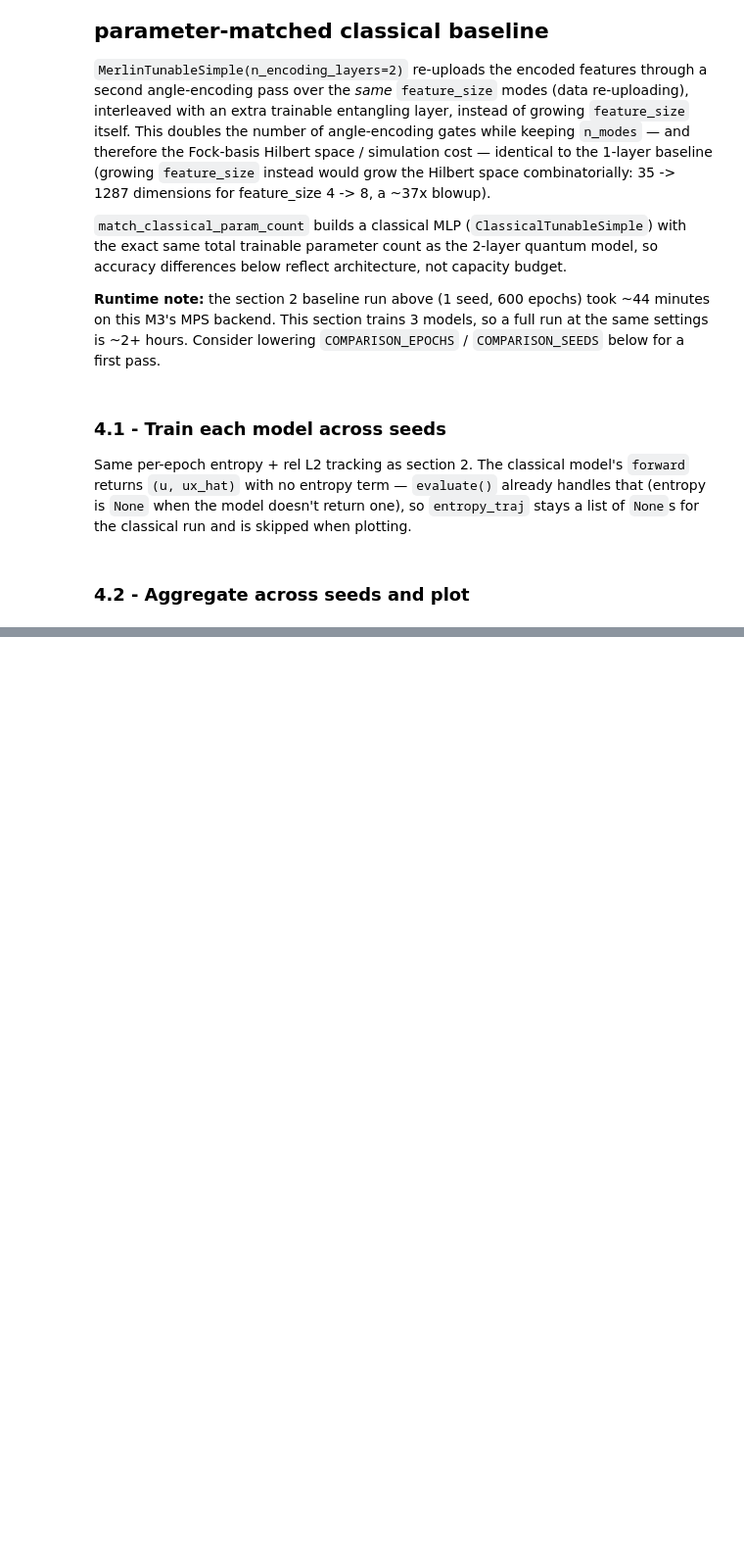
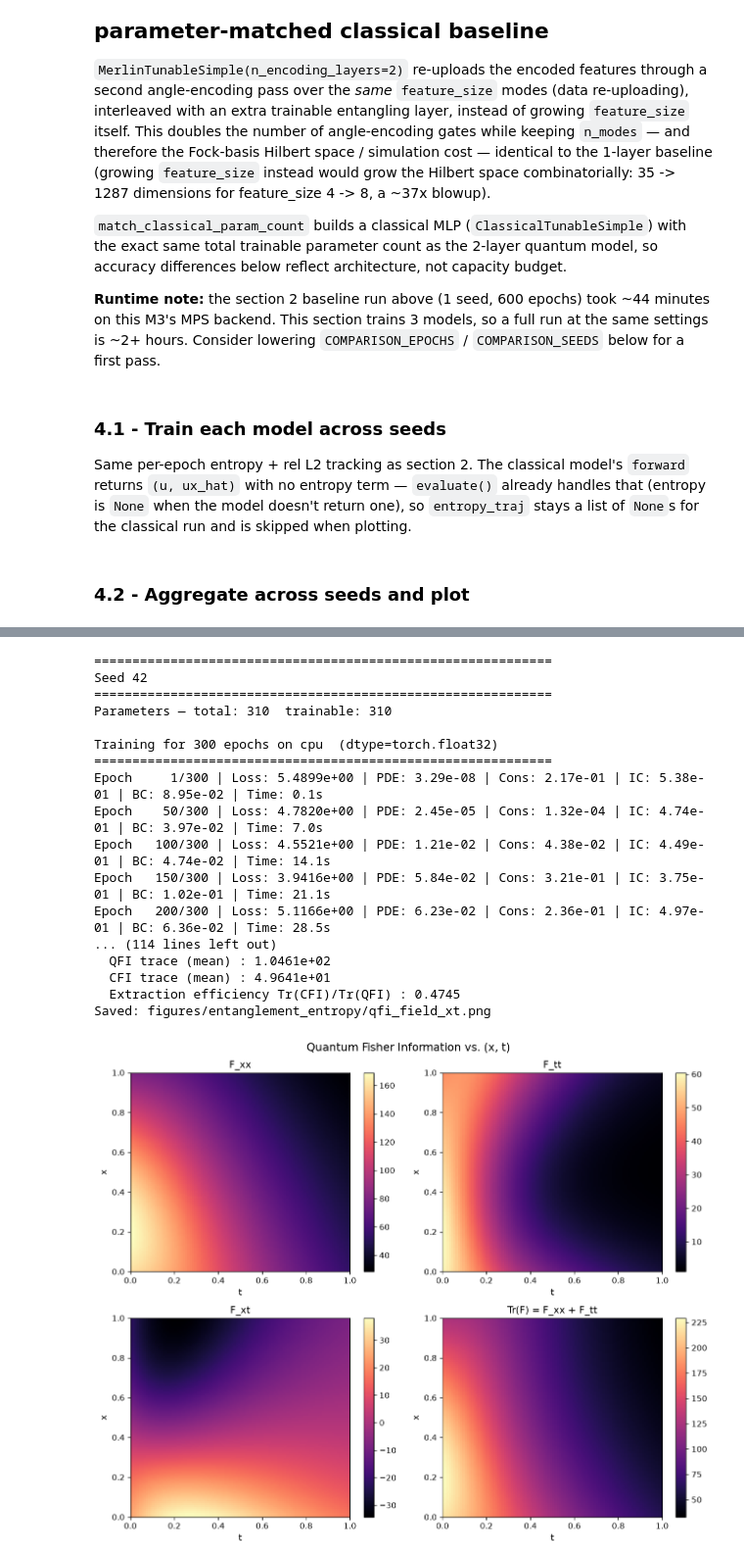
Before and after one commit to jadorez/QPINN-Analysis, a Jupyter notebook: notebooks/EntanglementEntropy.ipynb, the cells around one changed output, grey strips where cells are left out. Shown at 98% size. Saved outputs shown, nothing was run; the diff lists cells and outputs as text; code cells hidden in the pictures; blank space fills up the shorter version.

```diff
--- a/notebooks/EntanglementEntropy.ipynb
+++ b/notebooks/EntanglementEntropy.ipynb
@@ -218,0 +332,52 @@ plot_model_comparison_trajectory(
+# %%
+from src.plotter import plot_qfi_field
+
+qfi_grids = []
+cfi_grids = []
+
+for seed in SEEDS:
+    print(f"\n{'='*60}\nSeed {seed}\n{'='*60}")
+    model = MerlinTunableSimple(n_encoding_layers=n_encoding_layers).to(device)
+
+    train(
+        model=model, pde=pde, loss_fn=total_loss,
+        epochs=EPOCHS, log_every=50, seed=seed,
+        device=device, dtype=dtype,
+    )
+
+    metrics_final, U_pred_final, U_true_final, x_grid_final, t_grid_final = evaluate(
+        model, pde, nx=100, nt=100, device=device, dtype=dtype, verbose=True,
+        compute_qfi=True,
+    )
+    qfi_grids.append(metrics_final["qfi_grid"])
+    cfi_grids.append(metrics_final["cfi_grid"])
+
+qfi_grids = torch.stack(qfi_grids)  # (n_seeds, nx, nt, 2, 2)
+cfi_grids = torch.stack(cfi_grids)  # (n_seeds, nx, nt, 2, 2)
+qfi_field_mean = qfi_grids.mean(dim=0)
+cfi_field_mean = cfi_grids.mean(dim=0)
+
+plot_qfi_field(
+    qfi_field_mean, x_grid_final, t_grid_final,
+    save_path="figures/entanglement_entropy/qfi_field_xt.png",
+    show=True,
+)
+# %% [output]
+============================================================
+Seed 42
+============================================================
+Parameters — total: 310  trainable: 310
+
+Training for 300 epochs on cpu  (dtype=torch.float32)
+============================================================
+Epoch     1/300 | Loss: 5.4899e+00 | PDE: 3.29e-08 | Cons: 2.17e-01 | IC: 5.38e-01 | BC: 8.95e-02 | Time: 0.1s
+Epoch    50/300 | Loss: 4.7820e+00 | PDE: 2.45e-05 | Cons: 1.32e-04 | IC: 4.74e-01 | BC: 3.97e-02 | Time: 7.0s
+Epoch   100/300 | Loss: 4.5521e+00 | PDE: 1.21e-02 | Cons: 4.38e-02 | IC: 4.49e-01 | BC: 4.74e-02 | Time: 14.1s
+Epoch   150/300 | Loss: 3.9416e+00 | PDE: 5.84e-02 | Cons: 3.21e-01 | IC: 3.75e-01 | BC: 1.02e-01 | Time: 21.1s
+Epoch   200/300 | Loss: 5.1166e+00 | PDE: 6.23e-02 | Cons: 2.36e-01 | IC: 4.97e-01 | BC: 6.36e-02 | Time: 28.5s
+... (114 lines left out)
+  QFI trace (mean) : 1.0461e+02
+  CFI trace (mean) : 4.9641e+01
+  Extraction efficiency Tr(CFI)/Tr(QFI) : 0.4745
+Saved: figures/entanglement_entropy/qfi_field_xt.png
+[figure, added]
```
Also changed, not shown: parts of 22 cells of this notebook, 25 other files.
